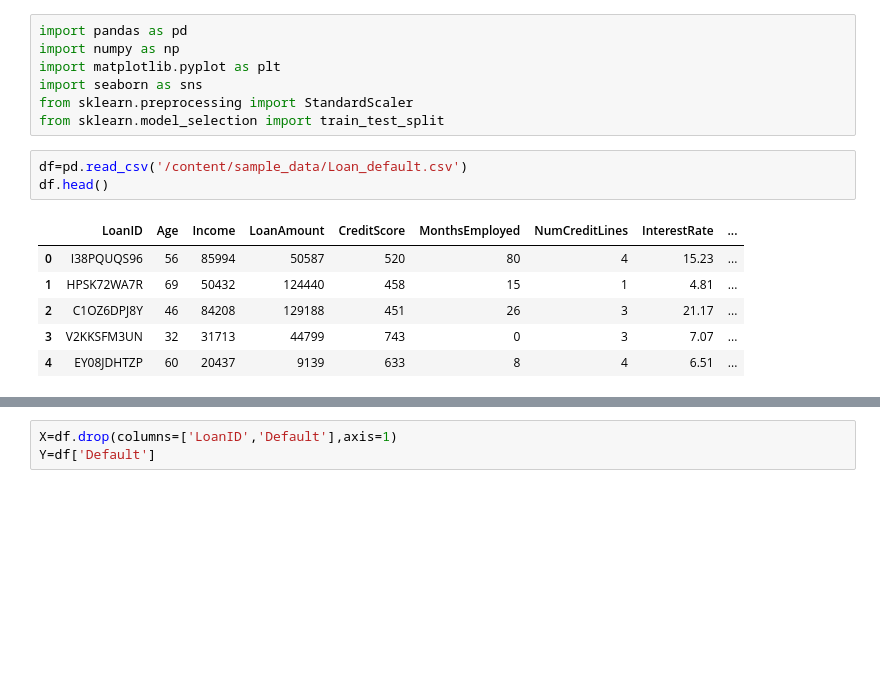
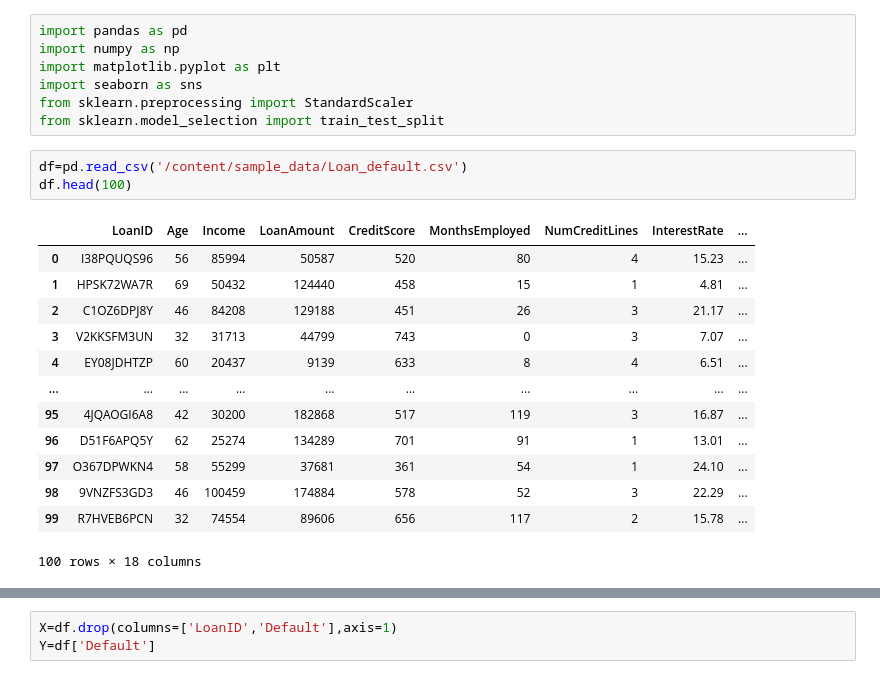
Before and after one commit to liateg/loan-default-classifier-ml, a Jupyter notebook: loan-default.ipynb, the cells around one changed output, grey strips where cells are left out. Cells and saved outputs as stored; diff of their text form; blank space fills up the shorter version.

```diff
--- a/loan-default.ipynb
+++ b/loan-default.ipynb
@@ -12,14 +12,21 @@ from sklearn.preprocessing import StandardScaler
 from sklearn.model_selection import train_test_split
 # %%
 df=pd.read_csv('/content/sample_data/Loan_default.csv')
-df.head()
+df.head(100)
 # %% [output]
 |  | LoanID | Age | Income | LoanAmount | CreditScore | MonthsEmployed | NumCreditLines | InterestRate | ... |
 | 0 | I38PQUQS96 | 56 | 85994 | 50587 | 520 | 80 | 4 | 15.23 | ... |
 | 1 | HPSK72WA7R | 69 | 50432 | 124440 | 458 | 15 | 1 | 4.81 | ... |
 | 2 | C1OZ6DPJ8Y | 46 | 84208 | 129188 | 451 | 26 | 3 | 21.17 | ... |
 | 3 | V2KKSFM3UN | 32 | 31713 | 44799 | 743 | 0 | 3 | 7.07 | ... |
 | 4 | EY08JDHTZP | 60 | 20437 | 9139 | 633 | 8 | 4 | 6.51 | ... |
+| ... | ... | ... | ... | ... | ... | ... | ... | ... | ... |
+| 95 | 4JQAOGI6A8 | 42 | 30200 | 182868 | 517 | 119 | 3 | 16.87 | ... |
+| 96 | D51F6APQ5Y | 62 | 25274 | 134289 | 701 | 91 | 1 | 13.01 | ... |
+| 97 | O367DPWKN4 | 58 | 55299 | 37681 | 361 | 54 | 1 | 24.10 | ... |
+| 98 | 9VNZFS3GD3 | 46 | 100459 | 174884 | 578 | 52 | 3 | 22.29 | ... |
+| 99 | R7HVEB6PCN | 32 | 74554 | 89606 | 656 | 117 | 2 | 15.78 | ... |
+100 rows × 18 columns
 # %%
 df.shape
 # %% [output]
```
Also changed, not shown: parts of 8 cells of this notebook.
